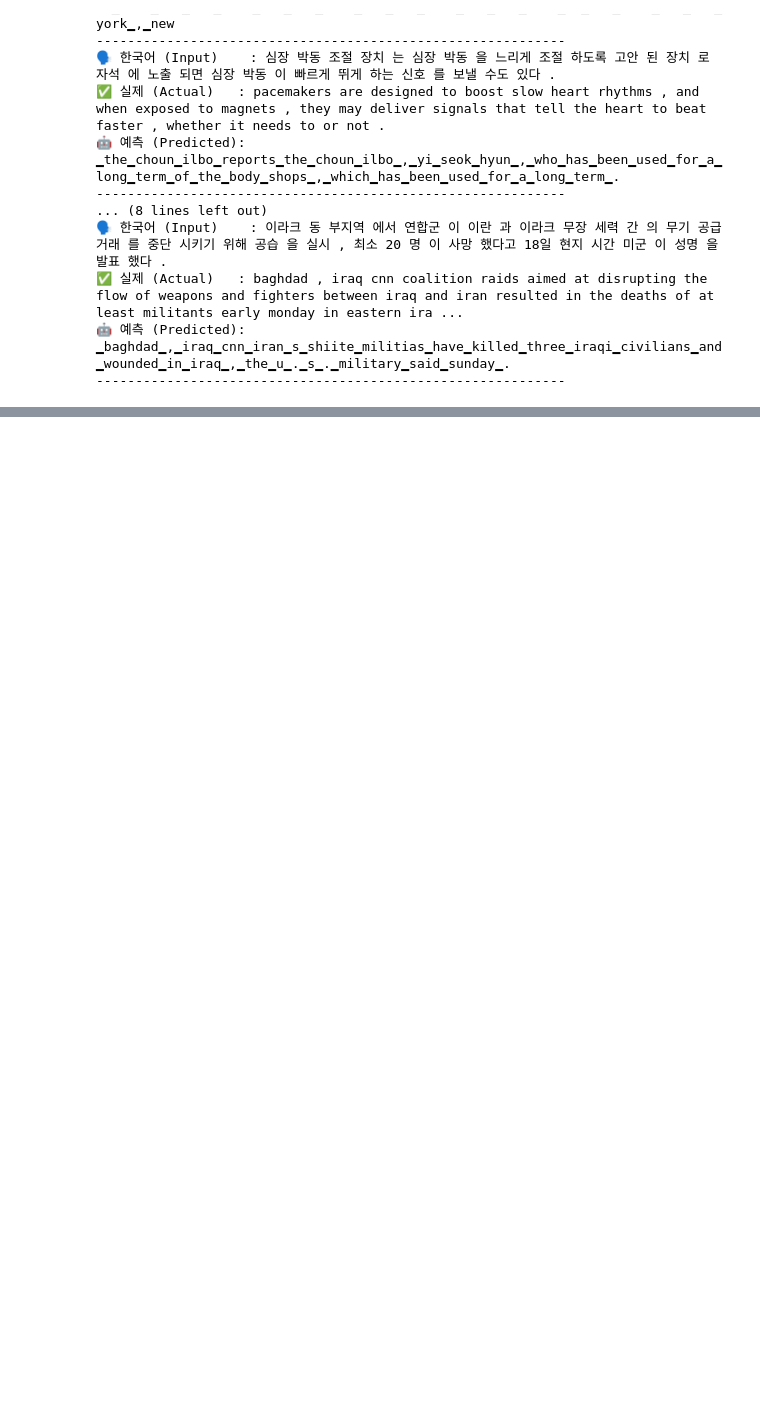
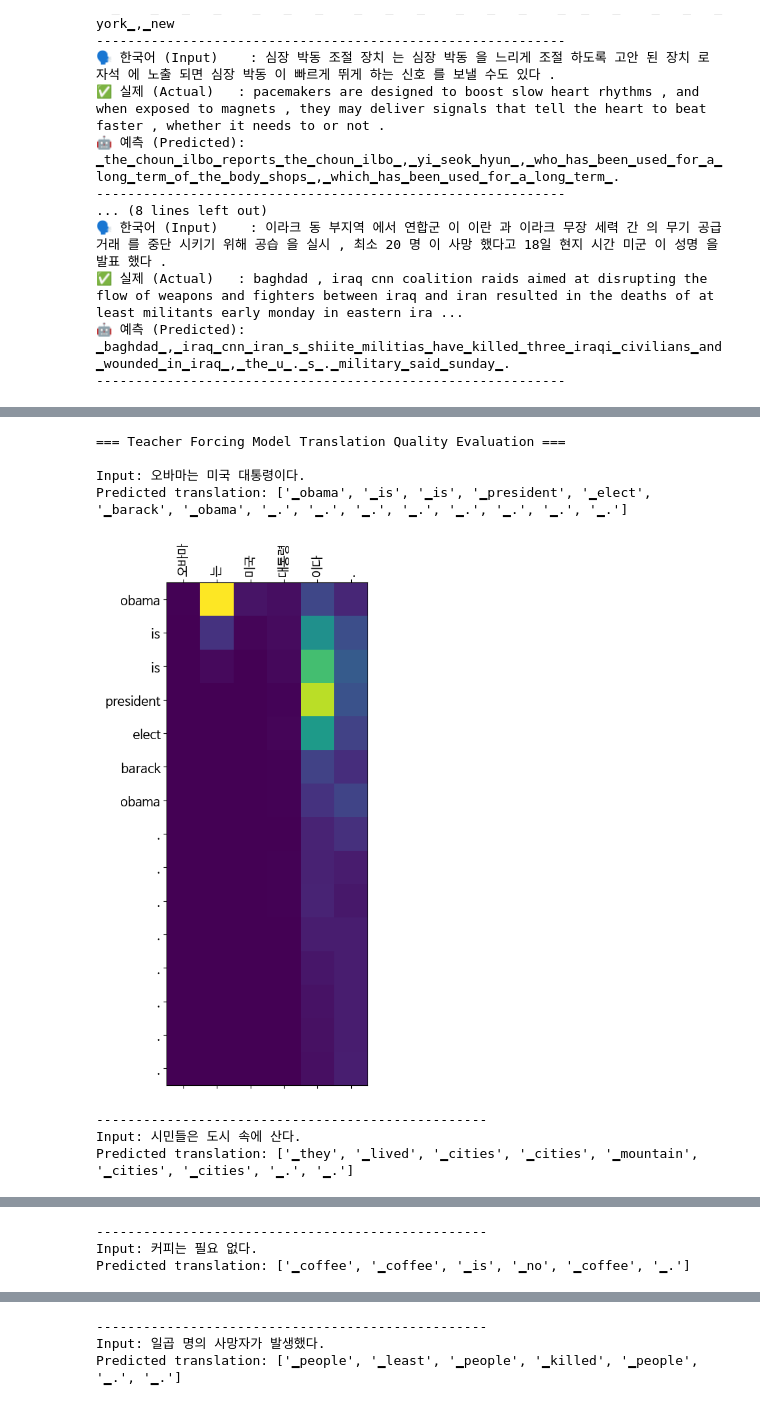
Before and after one commit to todd-jang/AIFFEL_quest_rs, a Jupyter notebook: GoingDeeper/05_Attention/Seq2seq와_Attention[프로젝트]_Seq2seq으로_번역기_만들기.ipynb, the cells around one changed output, grey strips where cells are left out. Saved outputs shown, nothing was run; the diff lists cells and outputs as text; code cells hidden in the pictures; blank space fills up the shorter version.

```diff
--- a/GoingDeeper/05_Attention/Seq2seq와_Attention[프로젝트]_Seq2seq으로_번역기_만들기.ipynb
+++ b/GoingDeeper/05_Attention/Seq2seq와_Attention[프로젝트]_Seq2seq으로_번역기_만들기.ipynb
@@ -1671,0 +1936,17 @@ Predicted translation: ['▁the', '▁deaths', '▁of', '▁the', '▁earthquake
+# %%
+# === 스케줄링 적용 학습 실행 예시 ===
+ko_en_model_tf = Seq2SeqAttention_TF(ko_en_encoder, ko_en_decoder, device).to(device)
+optimizer_tf = optim.Adam(ko_en_model_tf.parameters(), lr=1e-3)
+
+EPOCHS = 10
+
+print("Teacher Forcing 스케줄링 학습을 시작합니다!")
+for epoch in range(EPOCHS):
+    # 스케줄링 로직: 1.0(100%)에서 시작해서 에폭이 지날수록 0.0까지 선형적으로 감소
+    # 초반에는 정답을 많이 주고, 후반에는 모델의 예측값을 스스로 사용하게 합니다.
+    current_tf_ratio = 1.0 - (epoch / max(1, (EPOCHS - 1)))
+
+    train_loss = train_step_tf(ko_en_model_tf, ko_en_train_loader, optimizer_tf, ko_en_criterion, epoch, current_tf_ratio)
+    valid_loss = eval_step(ko_en_model_tf, ko_en_valid_loader, optimizer_tf, ko_en_criterion)
+
+    print(f'-> Epoch {epoch+1}/{EPOCHS}, Train Loss: {train_loss:.4f}, Valid Loss: {valid_loss:.4f}\n')
@@ -1671,0 +1965,30 @@ Predicted translation: ['▁the', '▁deaths', '▁of', '▁the', '▁earthquake
+# %%
+print("=== Teacher Forcing Model Translation Quality Evaluation ===\n")
+
+# Evaluate the newly trained TF model on our fixed test sentences
+for sentence in test_sentences:
+    ko_en_translate(sentence, ko_en_model_tf, ko_tokenizer, en_tokenizer, max_len=MAX_LEN)
+    print("-" * 50)
+
+print("\n=== Teacher Forcing Model Validation Samples ===\n")
+samples = ko_en_valid_data.sample(5)
+for idx, row in samples.iterrows():
+    ko_text = row['ko']
+    en_text = row['en']
+
+    result, _, _ = ko_en_evaluate(ko_text, ko_en_model_tf, ko_tokenizer, en_tokenizer, max_len=MAX_LEN)
+    pred_sentence = "".join(result).replace(' ', ' ').strip()
+
+    print(f"🗣️ Input    : {ko_text}")
+    print(f"✅ Actual   : {en_text}")
+    print(f"🤖 Predicted: {pred_sentence}")
+    print("-" * 60)
+# %% [output]
+=== Teacher Forcing Model Translation Quality Evaluation ===
+
+Input: 오바마는 미국 대통령이다.
+Predicted translation: ['▁obama', '▁is', '▁is', '▁president', '▁elect', '▁barack', '▁obama', '▁.', '▁.', '▁.', '▁.', '▁.', '▁.', '▁.', '▁.']
+[figure, added]
+--------------------------------------------------
+Input: 시민들은 도시 속에 산다.
+Predicted translation: ['▁they', '▁lived', '▁cities', '▁cities', '▁mountain', '▁cities', '▁cities', '▁.', '▁.']
@@ -1671,0 +1996,3 @@ Predicted translation: ['▁the', '▁deaths', '▁of', '▁the', '▁earthquake
+--------------------------------------------------
+Input: 커피는 필요 없다.
+Predicted translation: ['▁coffee', '▁coffee', '▁is', '▁no', '▁coffee', '▁.']
@@ -1671,0 +2000,3 @@ Predicted translation: ['▁the', '▁deaths', '▁of', '▁the', '▁earthquake
+--------------------------------------------------
+Input: 일곱 명의 사망자가 발생했다.
+Predicted translation: ['▁people', '▁least', '▁people', '▁killed', '▁people', '▁.', '▁.']
```
Also changed, not shown: parts of 15 cells of this notebook.
